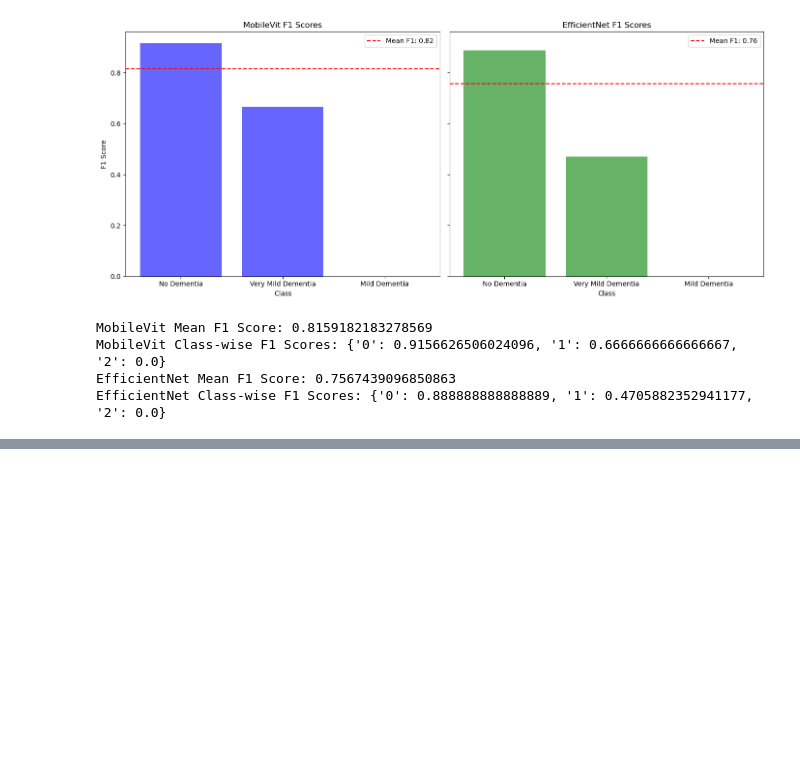
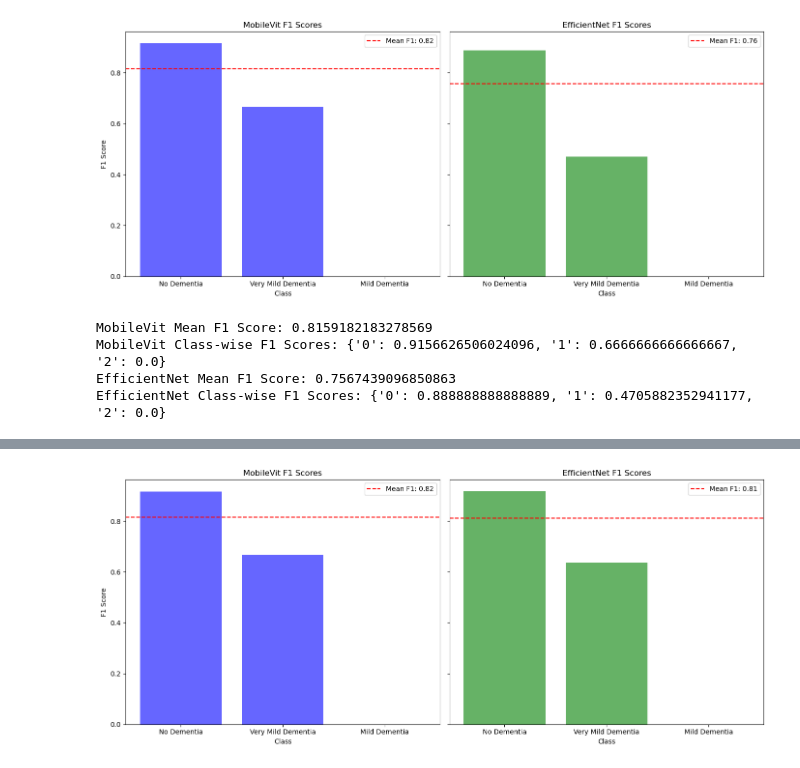
Before and after one commit to HenriSmidt/Alzheimer_Detection, a Jupyter notebook: baseline_inference.ipynb, the cells around one changed output, grey strips where cells are left out. Cells and saved outputs as stored; diff of their text form; code cells hidden in the pictures; blank space fills up the shorter version.

Commit message:
completed weighted prediction aggregation

```diff
--- a/baseline_inference.ipynb
+++ b/baseline_inference.ipynb
@@ -347,0 +426,78 @@ EfficientNet Class-wise F1 Scores: {'0': 0.9523809523809524, '1': 0.782608695652
+# %%
+import matplotlib.pyplot as plt
+from sklearn.metrics import classification_report
+# Load the CSV files into dataframes
+mobilevit_df = pd.read_csv('MobileVit_predictions.csv')
+efficientnet_df = pd.read_csv('EfficientNetb0_predictions.csv')
+
+# Extract labels and slice predictions
+y_true_mobilevit = mobilevit_df['labels'].tolist()
+slice_predictions_mobilevit = [mobilevit_df[f'slice_{slice_number}'].apply(eval).tolist() for slice_number in ['65', '86', '56', '95', '62', '35', '59', '74', '80', '134']]
+
+y_true_efficientnet = efficientnet_df['labels'].tolist()
+slice_predictions_efficientnet = [efficientnet_df[f'slice_{slice_number}'].apply(eval).tolist() for slice_number in ['65', '86', '56', '95', '62', '35', '59', '74', '80', '134']]
+
+
+# Calculate weighted predictions
+weighted_preds_mobilevit = np.average(slice_predictions_mobilevit, axis=0, weights=best_weights_mobilevit)
+weighted_preds_efficientnet = np.average(slice_predictions_efficientnet, axis=0, weights=best_weights_efficientnet)
+
+# Convert to class predictions
+y_pred_mobilevit = np.argmax(weighted_preds_mobilevit, axis=1)
+y_pred_efficientnet = np.argmax(weighted_preds_efficientnet, axis=1)
+
+# Calculate and print F1 scores
+f1_mobilevit = f1_score(y_true_mobilevit, y_pred_mobilevit, average='weighted')
+f1_efficientnet = f1_score(y_true_efficientnet, y_pred_efficientnet, average='weighted')
+
+print("Weighted F1 Score for MobileVit:", f1_mobilevit)
+print("Weighted F1 Score for EfficientNet:", f1_efficientnet)
+
+# Calculate F1 scores for MobileVit
+report_mobilevit = classification_report(y_true_mobilevit, y_pred_mobilevit, output_dict=True)
+mean_f1_mobilevit = report_mobilevit['weighted avg']['f1-score']
+class_f1_mobilevit = {k: v['f1-score'] for k, v in report_mobilevit.items() if k.isdigit()}
+
+# Calculate F1 scores for EfficientNet
+report_efficientnet = classification_report(y_true_efficientnet, y_pred_efficientnet, output_dict=True)
+mean_f1_efficientnet = report_efficientnet['weighted avg']['f1-score']
+class_f1_efficientnet = {k: v['f1-score'] for k, v in report_efficientnet.items() if k.isdigit()}
+
+# Prepare data for plotting
+labels = sorted(set(y_true_mobilevit + y_true_efficientnet))
+class_labels = ["No Dementia", "Very Mild Dementia", "Mild Dementia"]
+mobilevit_scores = [class_f1_mobilevit.get(str(label), 0) for label in labels]
+efficientnet_scores = [class_f1_efficientnet.get(str(label), 0) for label in labels]
+
+# Plotting the results
+fig, axes = plt.subplots(1, 2, figsize=(14, 6), sharey=True)
+
+# MobileVit plot
+axes[0].bar(labels, mobilevit_scores, color='blue', alpha=0.6)
+axes[0].axhline(mean_f1_mobilevit, color='red', linestyle='--', label=f'Mean F1: {mean_f1_mobilevit:.2f}')
+axes[0].set_title('MobileVit F1 Scores')
+axes[0].set_xlabel('Class')
+axes[0].set_ylabel('F1 Score')
+axes[0].set_xticks(labels)
+axes[0].set_xticklabels(class_labels)
+axes[0].legend()
+
+# EfficientNet plot
+axes[1].bar(labels, efficientnet_scores, color='green', alpha=0.6)
+axes[1].axhline(mean_f1_efficientnet, color='red', linestyle='--', label=f'Mean F1: {mean_f1_efficientnet:.2f}')
+axes[1].set_title('EfficientNet F1 Scores')
+axes[1].set_xlabel('Class')
+axes[1].set_xticks(labels)
+axes[1].set_xticklabels(class_labels)
+axes[1].legend()
+
+plt.tight_layout()
+plt.show()
+
+# Display mean F1 scores and class-wise F1 scores
+print("MobileVit Mean F1 Score:", mean_f1_mobilevit)
+print("MobileVit Class-wise F1 Scores:", class_f1_mobilevit)
+
+print("EfficientNet Mean F1 Score:", mean_f1_efficientnet)
+print("EfficientNet Class-wise F1 Scores:", class_f1_efficientnet)
+# %% [output]
@@ -347,0 +506 @@ EfficientNet Class-wise F1 Scores: {'0': 0.9523809523809524, '1': 0.782608695652
+[figure, added]
```
Also changed, not shown: parts of 5 cells of this notebook, 2 other files.
